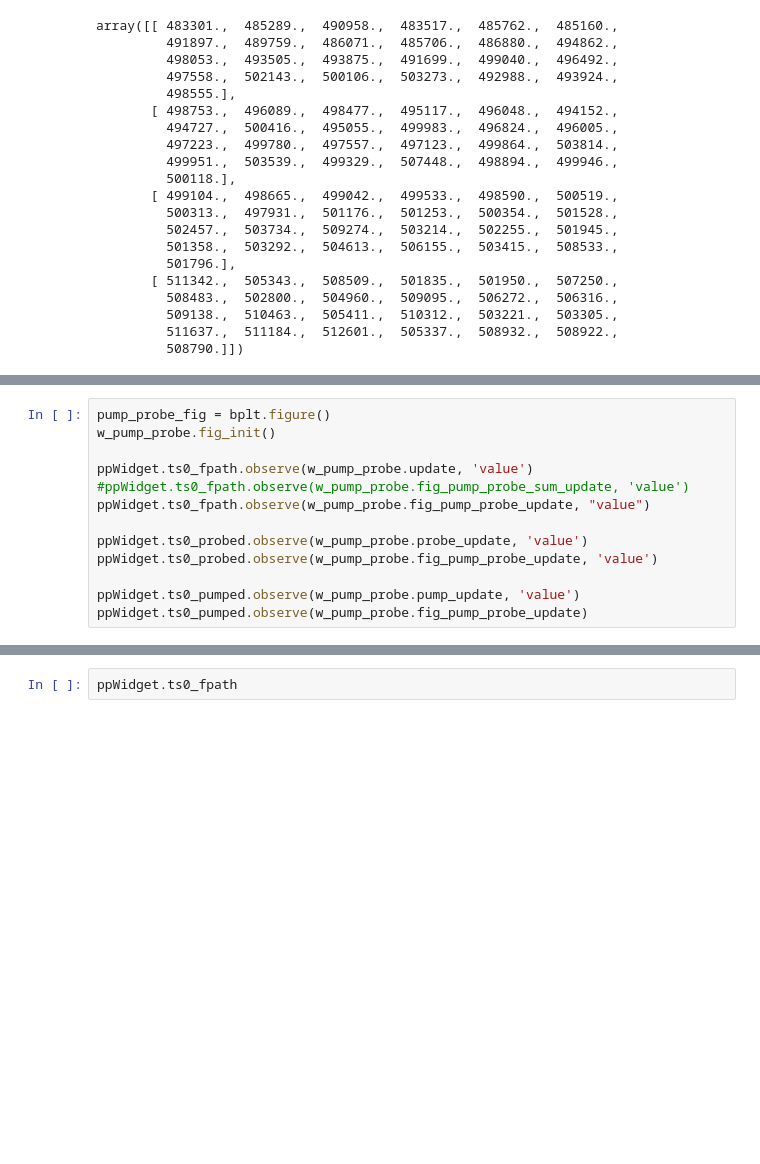
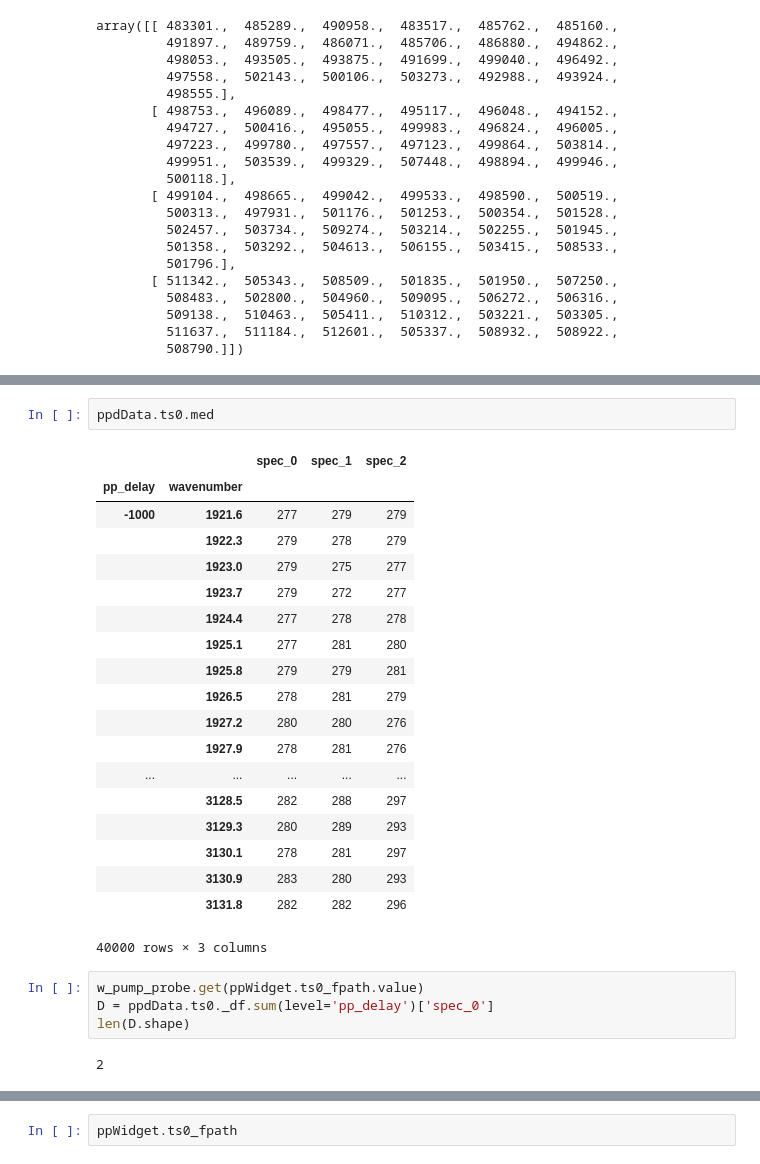
Before and after one commit to deisi/SFG2D, a Jupyter notebook: dashboards/pump-probe/pump-probe.ipynb, the cells around one changed output, grey strips where cells are left out. Saved outputs shown, nothing was run; the diff lists cells and outputs as text; blank space fills up the shorter version.

```diff
--- a/dashboards/pump-probe/pump-probe.ipynb
+++ b/dashboards/pump-probe/pump-probe.ipynb
@@ -407,13 +349,28 @@ bplt.show()
-# %%
-pump_probe_fig = bplt.figure()
-w_pump_probe.fig_init()
-
-ppWidget.ts0_fpath.observe(w_pump_probe.update, 'value')
-#ppWidget.ts0_fpath.observe(w_pump_probe.fig_pump_probe_sum_update, 'value')
-ppWidget.ts0_fpath.observe(w_pump_probe.fig_pump_probe_update, "value")
-
-ppWidget.ts0_probed.observe(w_pump_probe.probe_update, 'value')
-ppWidget.ts0_probed.observe(w_pump_probe.fig_pump_probe_update, 'value')
-
-ppWidget.ts0_pumped.observe(w_pump_probe.pump_update, 'value')
-ppWidget.ts0_pumped.observe(w_pump_probe.fig_pump_probe_update)
+# %%
+ppdData.ts0.med
+# %% [output]
+|  |  | spec_0 | spec_1 | spec_2 |
+| pp_delay | wavenumber |  |  |  |
+| -1000 | 1921.6 | 277 | 279 | 279 |
+|  | 1922.3 | 279 | 278 | 279 |
+|  | 1923.0 | 279 | 275 | 277 |
+|  | 1923.7 | 279 | 272 | 277 |
+|  | 1924.4 | 277 | 278 | 278 |
+|  | 1925.1 | 277 | 281 | 280 |
+|  | 1925.8 | 279 | 279 | 281 |
+|  | 1926.5 | 278 | 281 | 279 |
+|  | 1927.2 | 280 | 280 | 276 |
+|  | 1927.9 | 278 | 281 | 276 |
+| ... | ... | ... | ... | ... |
+|  | 3128.5 | 282 | 288 | 297 |
+|  | 3129.3 | 280 | 289 | 293 |
+|  | 3130.1 | 278 | 281 | 297 |
+|  | 3130.9 | 283 | 280 | 293 |
+|  | 3131.8 | 282 | 282 | 296 |
+40000 rows × 3 columns
+# %%
+w_pump_probe.get(ppWidget.ts0_fpath.value)
+D = ppdData.ts0._df.sum(level='pp_delay')['spec_0']
+len(D.shape)
+# %% [output]
+2
```
Also changed, not shown: parts of 12 cells of this notebook.
